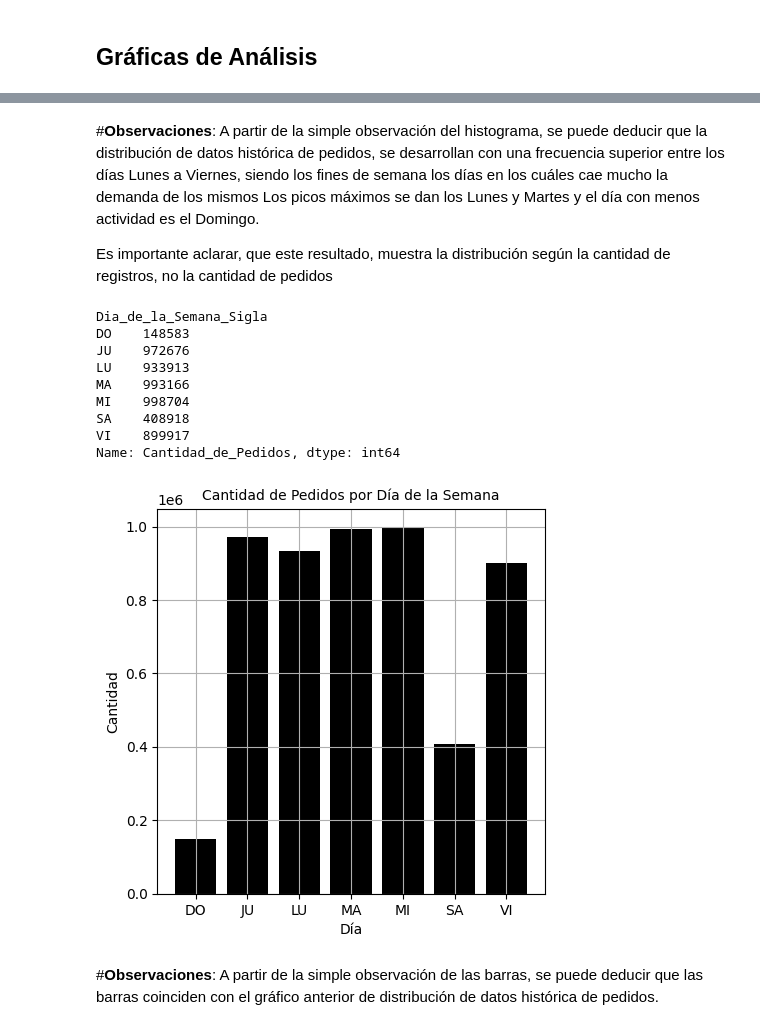
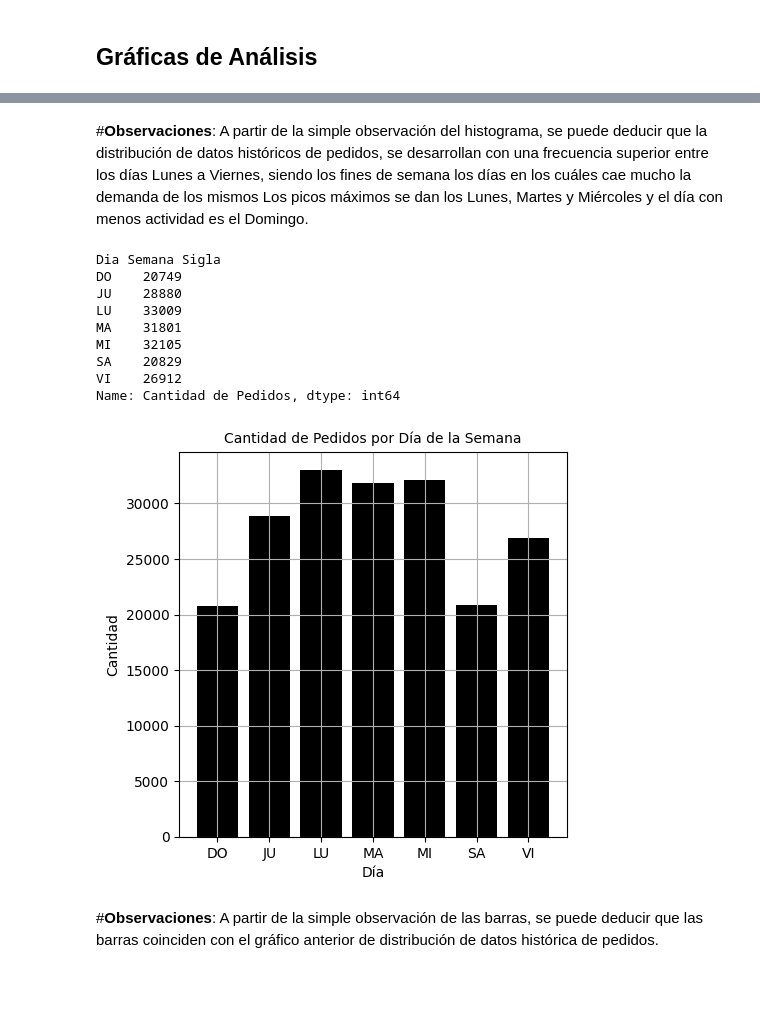
Before and after one commit to Leonardo-rodcas/Proyecto-DS-61190-E-Commerce, a Jupyter notebook: ProyectoDS_Rodriguez_Castillo_Leonardo.ipynb, the cells around one changed output, grey strips where cells are left out. Cells and saved outputs as stored; diff of their text form; code cells hidden in the pictures; blank space fills up the shorter version.

```diff
--- a/ProyectoDS_Rodriguez_Castillo_Leonardo.ipynb
+++ b/ProyectoDS_Rodriguez_Castillo_Leonardo.ipynb
@@ -165,11 +165,11 @@ URL1 = 'https://github.com/Leonardo-rodcas/Proyecto-DS-61190-E-Commerce/raw/refs
 URL2 = 'https://github.com/Leonardo-rodcas/Proyecto-DS-61190-E-Commerce/raw/refs/heads/main/2024_2_Pedidos_61190.xlsx'
 # %%
 #Cremos Dataframes
-df1 = pd.read_excel(URL1)
-df2 = pd.read_excel(URL2)
+df_2024_Sem_1 = pd.read_excel(URL1)
+df_2024_Sem_2 = pd.read_excel(URL2)
 # %%
 #Concatenamos ambos Dataframes
-frames = [df1, df2]
+frames = [df_2024_Sem_1, df_2024_Sem_2]
 df = pd.concat(frames)
 # %%
 #Creamos Dataframe Auxiliar con datos de Provicias
@@ -418,30 +430,28 @@ Text(0.5, 1.0, 'Distribución de pedidos por Día de la Semana')
 # %% [markdown]
 #**Observaciones**:
-A partir de la simple observación del histograma, se puede deducir que la distribución de datos histórica de pedidos, se desarrollan con una frecuencia superior entre los días Lunes a Viernes, siendo los fines de semana los días en los cuáles cae mucho la demanda de los mismos
-Los picos máximos se dan los Lunes y Martes y el día con menos actividad es el Domingo.
-
-Es importante aclarar, que este resultado, muestra la distribución según la cantidad de registros, no la cantidad de pedidos
+A partir de la simple observación del histograma, se puede deducir que la distribución de datos históricos de pedidos, se desarrollan con una frecuencia superior entre los días Lunes a Viernes, siendo los fines de semana los días en los cuáles cae mucho la demanda de los mismos
+Los picos máximos se dan los Lunes, Martes y Miércoles y el día con menos actividad es el Domingo.
 # %%
 #Barras de Cantidad de Pedidos por Días de la Semana
-df_pedidos_dia_sem = df_pedidos.groupby('Dia_de_la_Semana_Sigla')['Cantidad_de_Pedidos'].sum()
-print(df_pedidos_dia_sem)
+df_dias_sem = df.groupby('Dia Semana Sigla')['Cantidad de Pedidos'].sum()
+print(df_dias_sem)
 fig, ax = plt.subplots(figsize=(5,5))
-ax.bar(df_pedidos_dia_sem.index, df_pedidos_dia_sem, color = 'black')
+ax.bar(df_dias_sem.index, df_dias_sem, color = 'black')
 ax.set_title('Cantidad de Pedidos por Día de la Semana', fontsize=10)
 ax.set_ylabel('Cantidad', fontsize=10)
 ax.set_xlabel('Día', fontsize=10)
 ax.grid()
 # %% [output]
-Dia_de_la_Semana_Sigla
-DO    148583
-JU    972676
-LU    933913
-MA    993166
-MI    998704
-SA    408918
-VI    899917
-Name: Cantidad_de_Pedidos, dtype: int64
+Dia Semana Sigla
+DO    20749
+JU    28880
+LU    33009
+MA    31801
+MI    32105
+SA    20829
+VI    26912
+Name: Cantidad de Pedidos, dtype: int64
-[figure, old version]
+[figure, new version]
 # %% [markdown]
 #**Observaciones**:
 A partir de la simple observación de las barras, se puede deducir que las barras coinciden con el gráfico anterior de distribución de datos histórica de pedidos.
```
Also changed, not shown: parts of 15 cells of this notebook.
